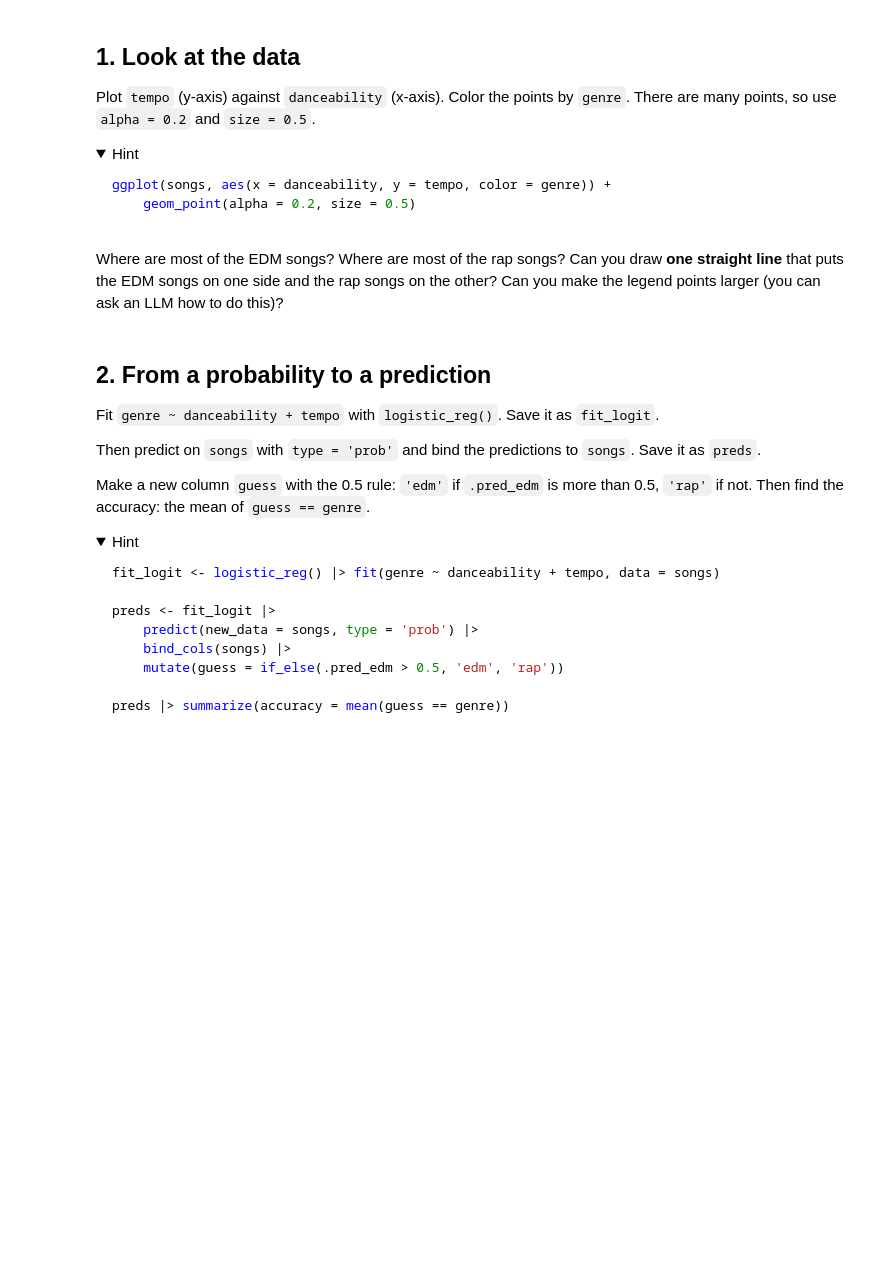
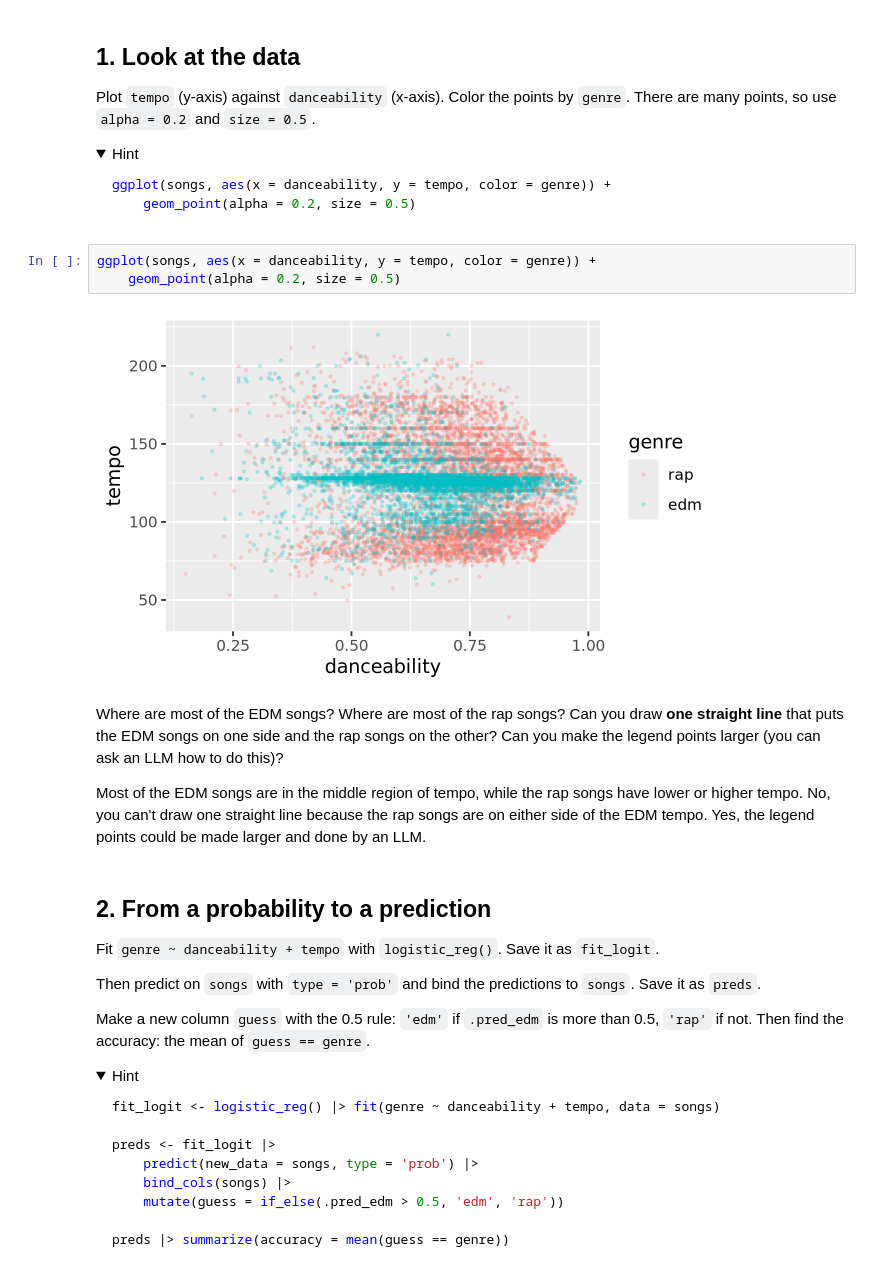
Before and after one commit to lillianytong/codespace, a Jupyter notebook: exercises/13-spotify-exercise.ipynb, the cells around one changed output. Saved outputs shown, nothing was run; the diff lists cells and outputs as text; folded sections open; blank space fills up the shorter version.

````diff
--- a/exercises/13-spotify-exercise.ipynb
+++ b/exercises/13-spotify-exercise.ipynb
@@ -50,8 +54,15 @@ ggplot(songs, aes(x = danceability, y = tempo, color = genre)) +
 ```
 
 </details>
+# %%
+ggplot(songs, aes(x = danceability, y = tempo, color = genre)) +
+    geom_point(alpha = 0.2, size = 0.5)
+# %% [output]
+[figure, added]
 # %% [markdown]
 Where are most of the EDM songs? Where are most of the rap songs? Can you draw **one straight line** that puts the EDM songs on one side and the rap songs on the other? Can you make the legend points larger (you can ask an LLM how to do this)?
+
+Most of the EDM songs are in the middle region of tempo, while the rap songs have lower or higher tempo. No, you can't draw one straight line because the rap songs are on either side of the EDM tempo. Yes, the legend points could be made larger and done by an LLM.
 # %% [markdown]
 ## 2. From a probability to a prediction
 
````
Also changed, not shown: parts of 6 cells of this notebook.
